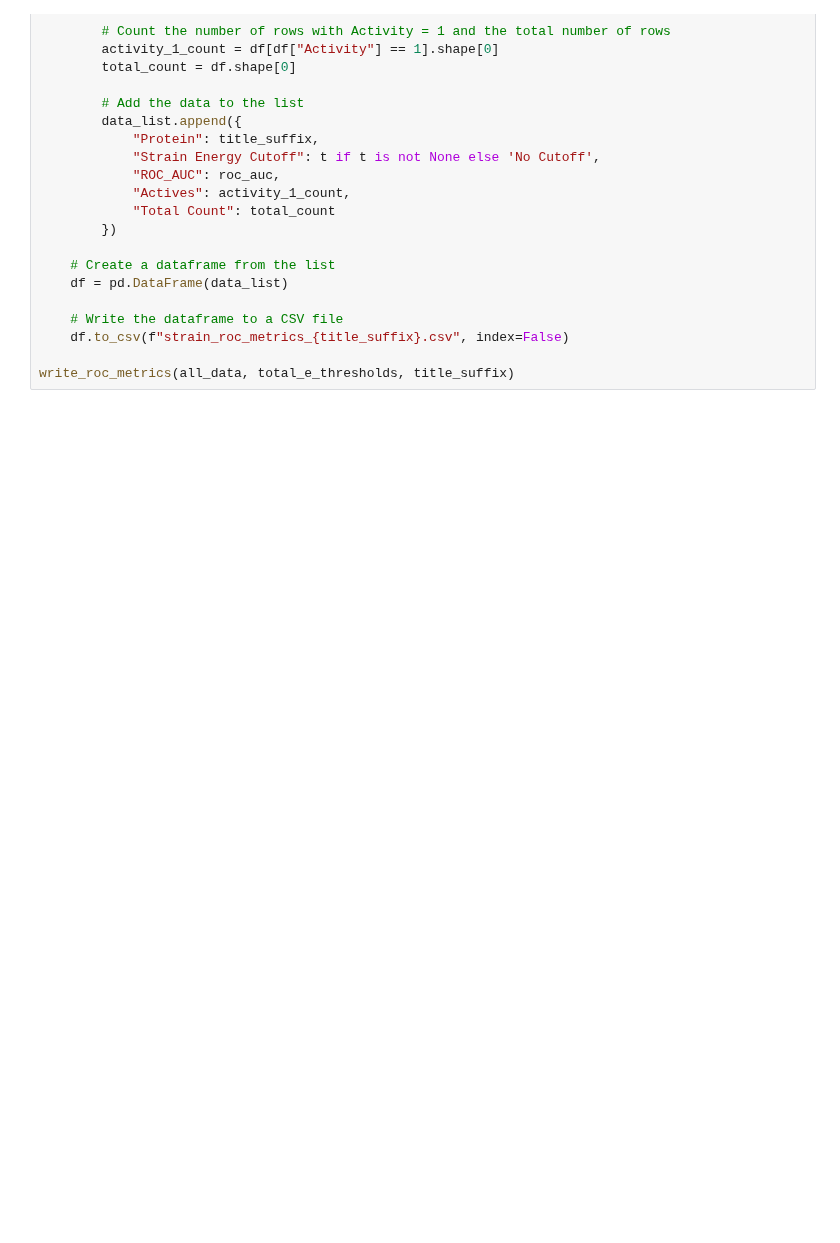
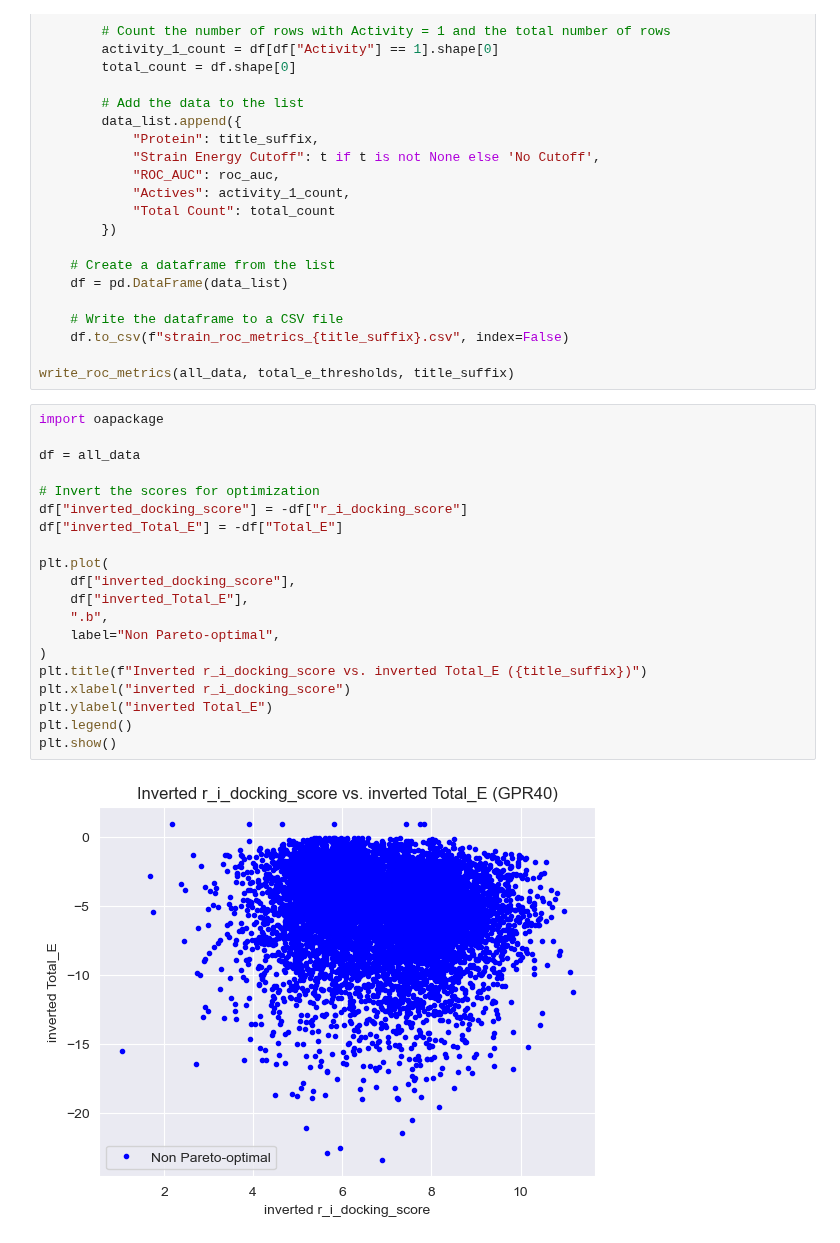
Before and after one commit to DKchemistry/chembl, a Jupyter notebook: GPCR-Bench-master/WIP_Summary2_GPR40.ipynb, the cells around one changed output. Cells and saved outputs as stored; diff of their text form; blank space fills up the shorter version.

```diff
--- a/GPCR-Bench-master/WIP_Summary2_GPR40.ipynb
+++ b/GPCR-Bench-master/WIP_Summary2_GPR40.ipynb
@@ -673,3 +699,25 @@ def write_roc_metrics(data, thresholds, title_suffix):
     df.to_csv(f"strain_roc_metrics_{title_suffix}.csv", index=False)
 
 write_roc_metrics(all_data, total_e_thresholds, title_suffix)
+# %%
+import oapackage
+
+df = all_data
+
+# Invert the scores for optimization
+df["inverted_docking_score"] = -df["r_i_docking_score"]
+df["inverted_Total_E"] = -df["Total_E"]
+
+plt.plot(
+    df["inverted_docking_score"],
+    df["inverted_Total_E"],
+    ".b",
+    label="Non Pareto-optimal",
+)
+plt.title(f"Inverted r_i_docking_score vs. inverted Total_E ({title_suffix})")
+plt.xlabel("inverted r_i_docking_score")
+plt.ylabel("inverted Total_E")
+plt.legend()
+plt.show()
+# %% [output]
+[figure, added]
```
Also changed, not shown: parts of 9 cells of this notebook, 2 other files.
